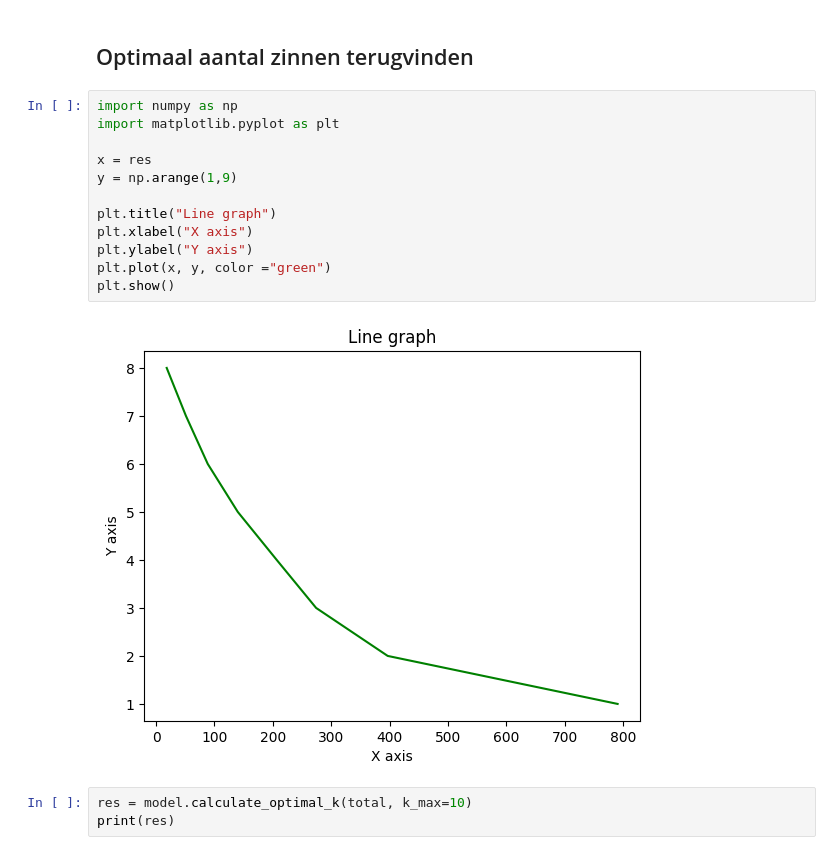
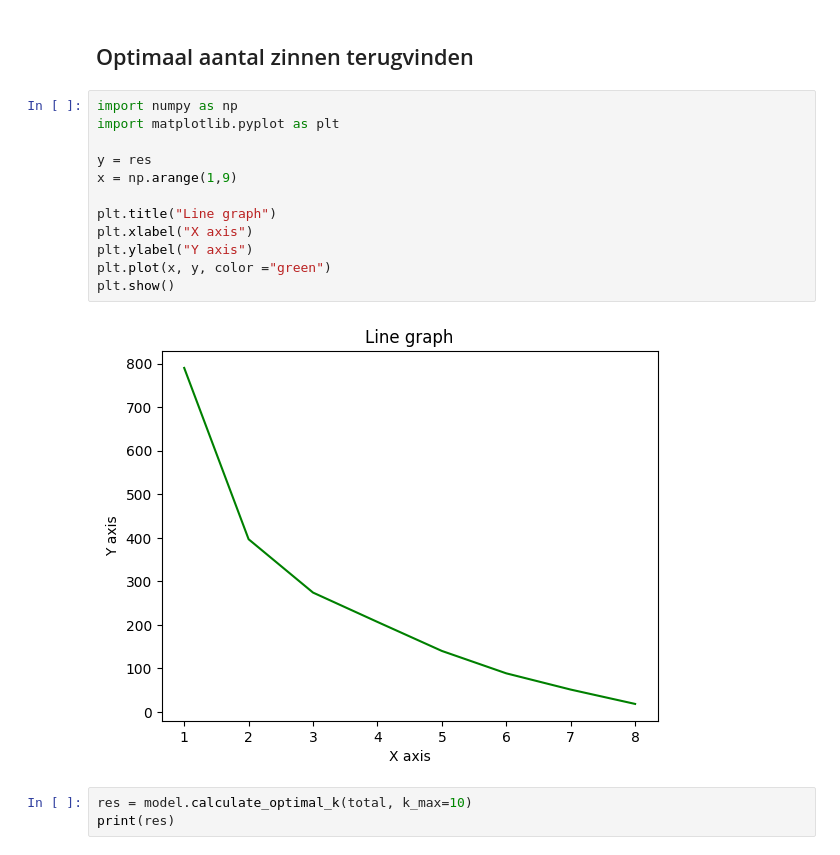
Before and after one commit to dylancluyse/bachelorproef-nlp-tekstvereenvoudiging, a Jupyter notebook: scripts/experimenten/4_extractive_summarization.ipynb, the cells around one changed output. Drawn from its saved outputs; the diff is of its cells as text.

```diff
--- a/scripts/experimenten/4_extractive_summarization.ipynb
+++ b/scripts/experimenten/4_extractive_summarization.ipynb
@@ -141,17 +141,17 @@ print(res)
 # %%
 import numpy as np
 import matplotlib.pyplot as plt
 
-x = res
-y = np.arange(1,9)
+y = res
+x = np.arange(1,9)
 
 plt.title("Line graph")
 plt.xlabel("X axis")
 plt.ylabel("Y axis")
 plt.plot(x, y, color ="green")
 plt.show()
 # %% [output]
-[figure, old version]
+[figure, new version]
 # %%
 res = model.calculate_optimal_k(total, k_max=10)
 print(res)
```
Also changed, not shown: parts of 2 cells of this notebook, 14 other files.
